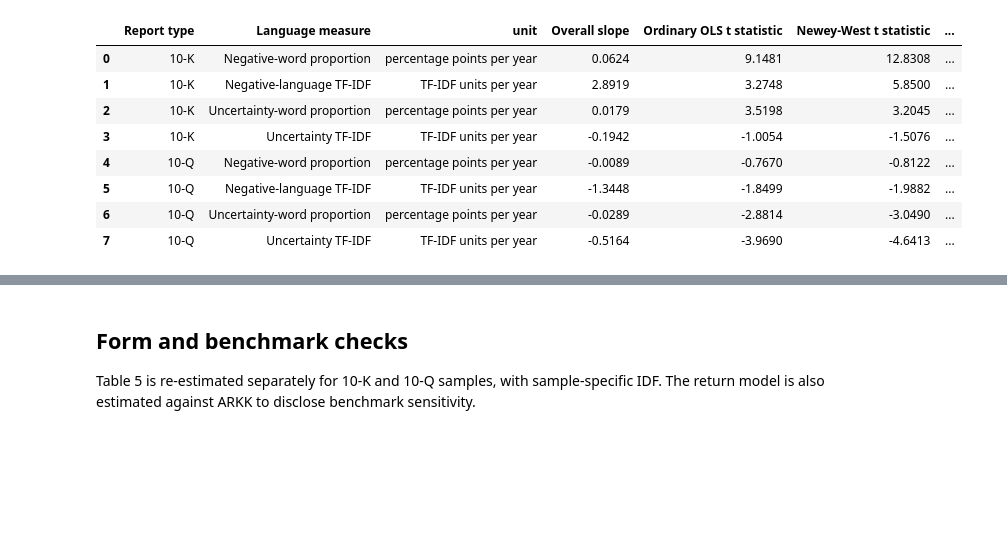
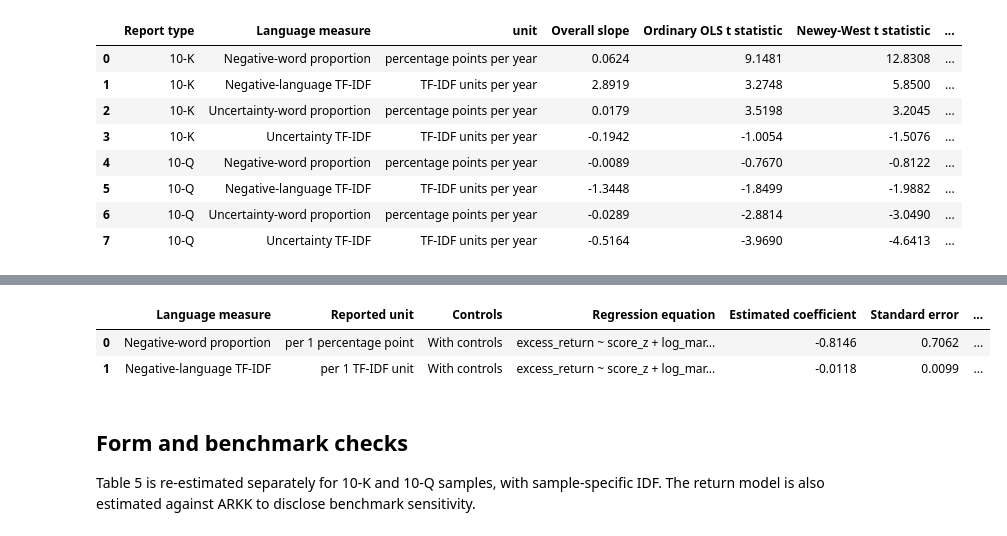
Before and after one commit to victor4628/FRE7871-NLP, a Jupyter notebook: assignment1.ipynb, the cells around one changed output, grey strips where cells are left out. Cells and saved outputs as stored; diff of their text form; code cells hidden in the pictures; blank space fills up the shorter version.

```diff
--- a/assignment1.ipynb
+++ b/assignment1.ipynb
@@ -322,3 +291,14 @@ show_table(c.loc[c.model.isin(t6.model)])
+# %%
+t6=pd.read_csv(RESULTS/'table6.csv')
+t6['Reported unit']=t6.measure.map(lambda x:'per 1 percentage point' if x.endswith('_prop') else 'per 1 TF-IDF unit')
+t6['unit_scale']=t6.apply(lambda r:.01/r.score_sd if r.measure.endswith('_prop') else 1/r.score_sd,axis=1)
+for col in ['beta','se','ci_low','ci_high','mde80']:
+    t6[col]=t6[col]*t6.unit_scale
+show_table(t6[['measure','Reported unit','control_set','formula','beta','se','t','p','ci_low','ci_high','mde80','n','firms']])
+# %% [output]
+|  | Language measure | Reported unit | Controls | Regression equation | Estimated coefficient | Standard error | ... |
+| 0 | Negative-word proportion | per 1 percentage point | With controls | excess_return ~ score_z + log_mar... | -0.8146 | 0.7062 | ... |
+| 1 | Negative-language TF-IDF | per 1 TF-IDF unit | With controls | excess_return ~ score_z + log_mar... | -0.0118 | 0.0099 | ... |
 # %% [markdown]
 ## Form and benchmark checks
 Table 5 is re-estimated separately for 10-K and 10-Q samples, with sample-specific IDF. The return model is also estimated against ARKK to disclose benchmark sensitivity.
```
Also changed, not shown: parts of 8 cells of this notebook, 6 other files.
